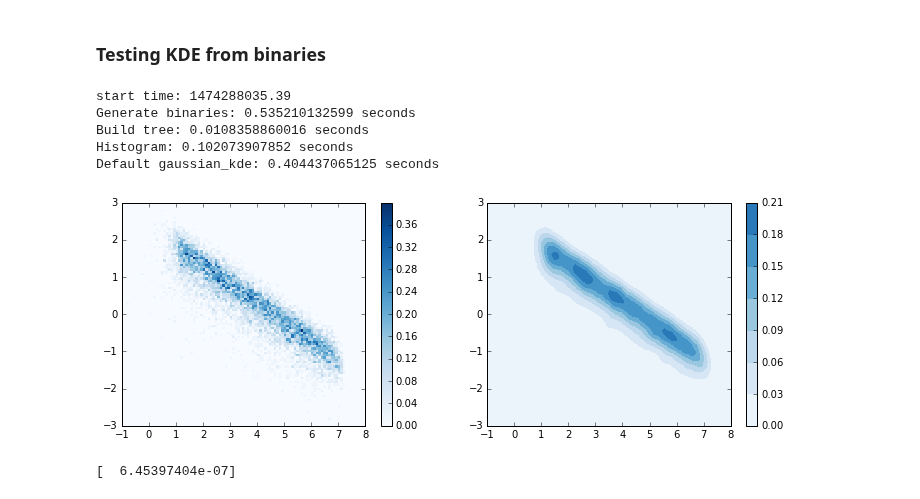
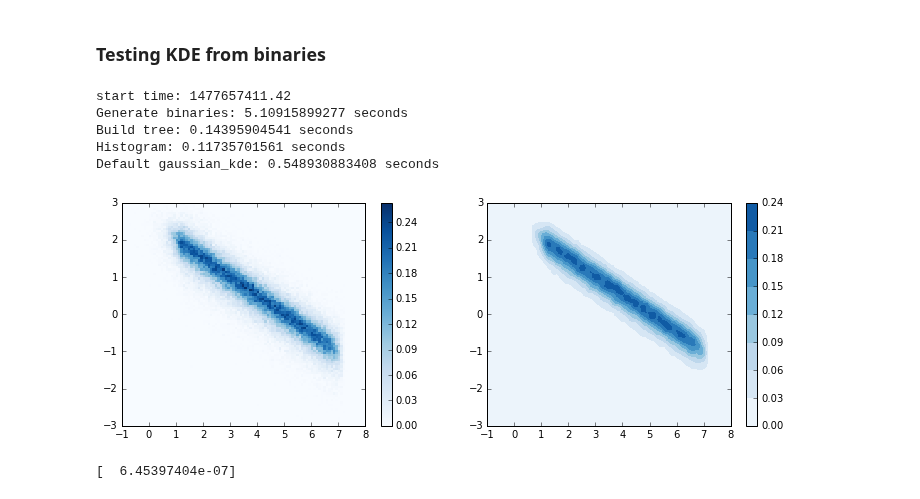
Before and after one commit to astroJeff/gaia_binaries, a Jupyter notebook: notebooks/TGAS_general.ipynb, the cells around one changed output. Saved outputs shown, nothing was run; the diff lists cells and outputs as text; code cells hidden in the pictures.

```diff
--- a/notebooks/TGAS_general.ipynb
+++ b/notebooks/TGAS_general.ipynb
@@ -112,7 +134,7 @@ P_binary.binary_kde = None
 start = time.time()
 print "start time:", start
 
-num_sys = 10000
+num_sys = 100000
 P_binary.generate_binary_set(num_sys=num_sys)
 mu_set = np.array([np.log10(P_binary.binary_set['proj_sep']), np.log10(P_binary.binary_set['delta_v_trans'])]).T
 
@@ -137,39 +159,39 @@ mu_grid = np.array([X.flatten(), Y.flatten()]).T
 pdf, xedges, yedges = np.histogram2d(np.log10(P_binary.binary_set["proj_sep"]),
                                      np.log10(P_binary.binary_set["delta_v_trans"]),
                                      normed=True,
                                      bins=[xbins,ybins])
 im = ax[0].pcolormesh(xbins, ybins, pdf.T, cmap='Blues')
 fig.colorbar(im, ax=ax[0])
 
 print "Histogram:", time.time()-start, "seconds"
 start = time.time()
 
 P_binary.binary_kde = None
 # kwargs = {'kernel':'tophat'}
 # P_binary.binary_kde = KernelDensity(bandwidth=0.3, **kwargs)
 # P_binary.binary_kde.fit( np.array([np.log10(P_binary.binary_set['proj_sep']),
 #                                    np.log10(P_binary.binary_set['delta_v_trans'])]).T )
 Z = P_binary.get_P_binary(10**X.flatten(), 10**Y.flatten(), kde_method='sklearn')
 #Z = P_binary.get_P_binary(10**X.flatten(), 10**Y.flatten(), kde_method='scipy')
 Z = Z * 10**X.flatten() * 10**Y.flatten() * np.log(10.)**2
 #im = ax[1].tricontourf(mu_grid[:,0], mu_grid[:,1], Z, cmap='Blues', extend='max')
 im = ax[1].tricontourf(X.flatten(), Y.flatten(), Z, cmap='Blues', vmax=0.27)
 #im = ax[1].tricontourf(mu_grid[:,0], mu_grid[:,1], Z, cmap='Blues')
 fig.colorbar(im, ax=ax[1])
 
 print "Default gaussian_kde:", time.time()-start, "seconds"
 start = time.time()
 
 
 
 plt.show()
 # %% [output]
-start time: 1474288035.39
-Generate binaries: 0.535210132599 seconds
-Build tree: 0.0108358860016 seconds
-Histogram: 0.102073907852 seconds
-Default gaussian_kde: 0.404437065125 seconds
+start time: 1477657411.42
+Generate binaries: 5.10915899277 seconds
+Build tree: 0.14395904541 seconds
+Histogram: 0.11735701561 seconds
+Default gaussian_kde: 0.548930883408 seconds
-[figure, old version]
+[figure, new version]
 # %%
 P_binary.binary_kde = None
 print P_binary.get_P_binary(1.0e5, 0.2)
```
Also changed, not shown: parts of 17 cells of this notebook, 2 other files.
